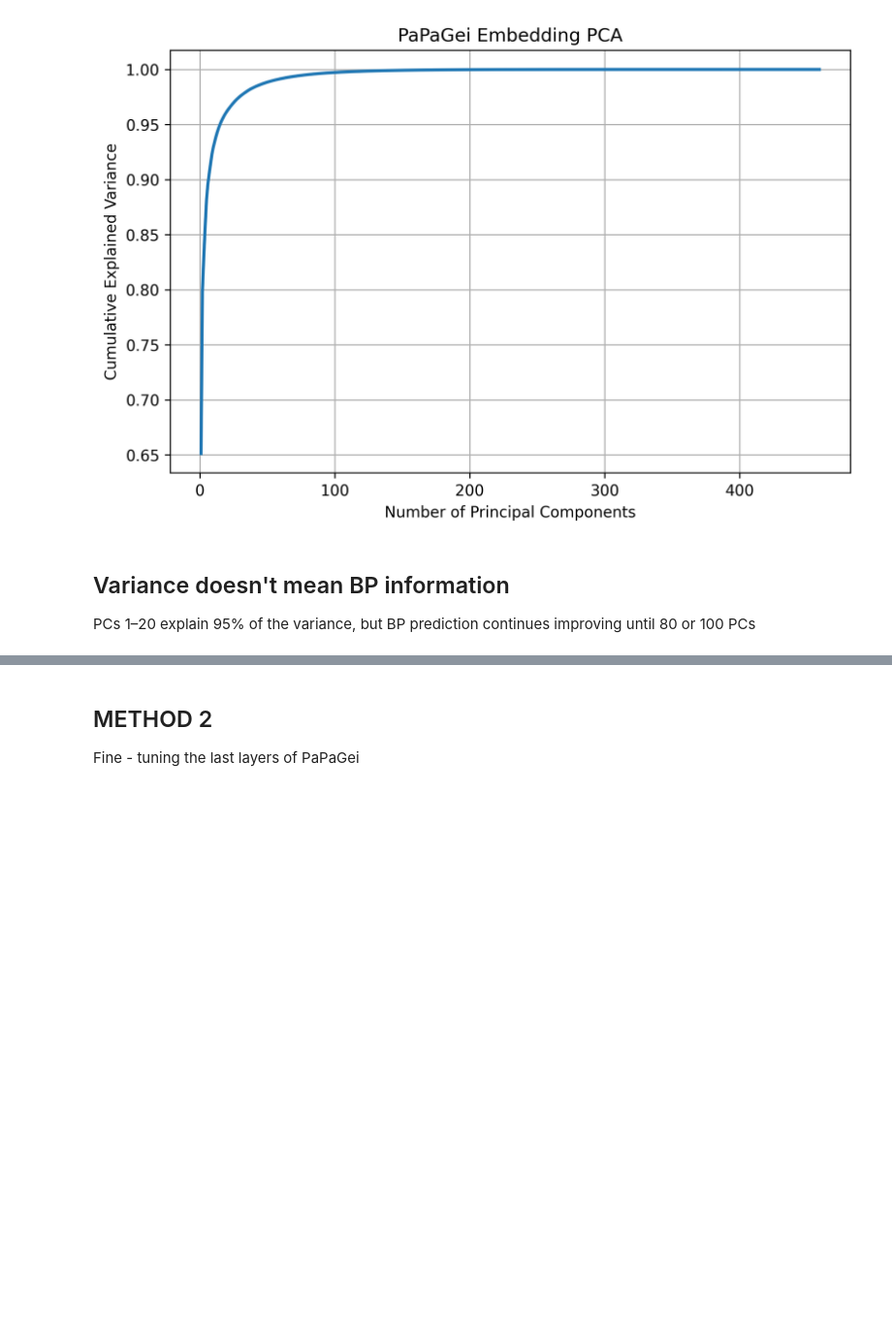
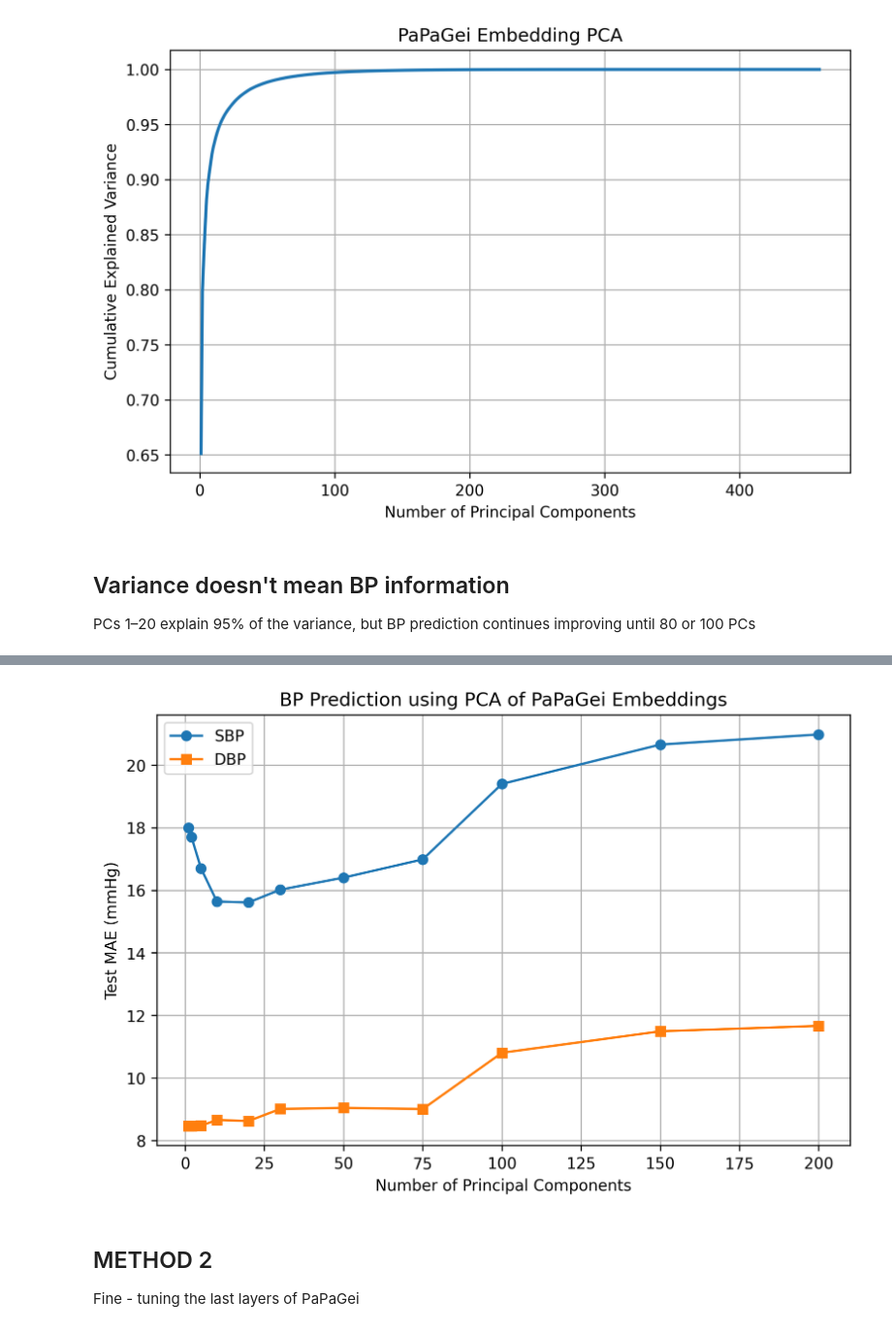
Before and after one commit to Yashvi1701/PPG-BP, a Jupyter notebook: PaPaGei/tuning_papagei.ipynb, the cells around one changed output, grey strips where cells are left out. Shown at 97% size. Cells and saved outputs as stored; diff of their text form; code cells hidden in the pictures; blank space fills up the shorter version.

Commit message:
training after doing pca

```diff
--- a/PaPaGei/tuning_papagei.ipynb
+++ b/PaPaGei/tuning_papagei.ipynb
@@ -1157,0 +1212,10 @@ but BP prediction continues improving until 80 or 100 PCs
+# %%
+from sklearn.decomposition import PCA
+
+pca = PCA()
+
+train_pca = pca.fit_transform(train_embeddings)
+
+val_pca = pca.transform(val_embeddings)
+
+test_pca = pca.transform(test_embeddings)
@@ -1158,3 +1274,41 @@ but BP prediction continues improving until 80 or 100 PCs
+# %%
+import matplotlib.pyplot as plt
+from IPython.display import Image, display
+
+plt.figure(figsize=(8,5))
+
+plt.plot(
+    pcs,
+    sbp_mae,
+    marker='o',
+    label="SBP"
+)
+
+plt.plot(
+    pcs,
+    dbp_mae,
+    marker='s',
+    label="DBP"
+)
+
+plt.xlabel("Number of Principal Components")
+plt.ylabel("Test MAE (mmHg)")
+plt.title("BP Prediction using PCA of PaPaGei Embeddings")
+
+plt.grid(True)
+plt.legend()
+
+plt.savefig(
+    "pca_mae.png",
+    dpi=300,
+    bbox_inches="tight"
+)
+
+plt.close()
+
+display(Image("pca_mae.png"))
+# %% [output]
+[figure, added]
 # %% [markdown]
 ## METHOD 2 ##
 
```
Also changed, not shown: parts of 3 cells of this notebook, 1 other file.
